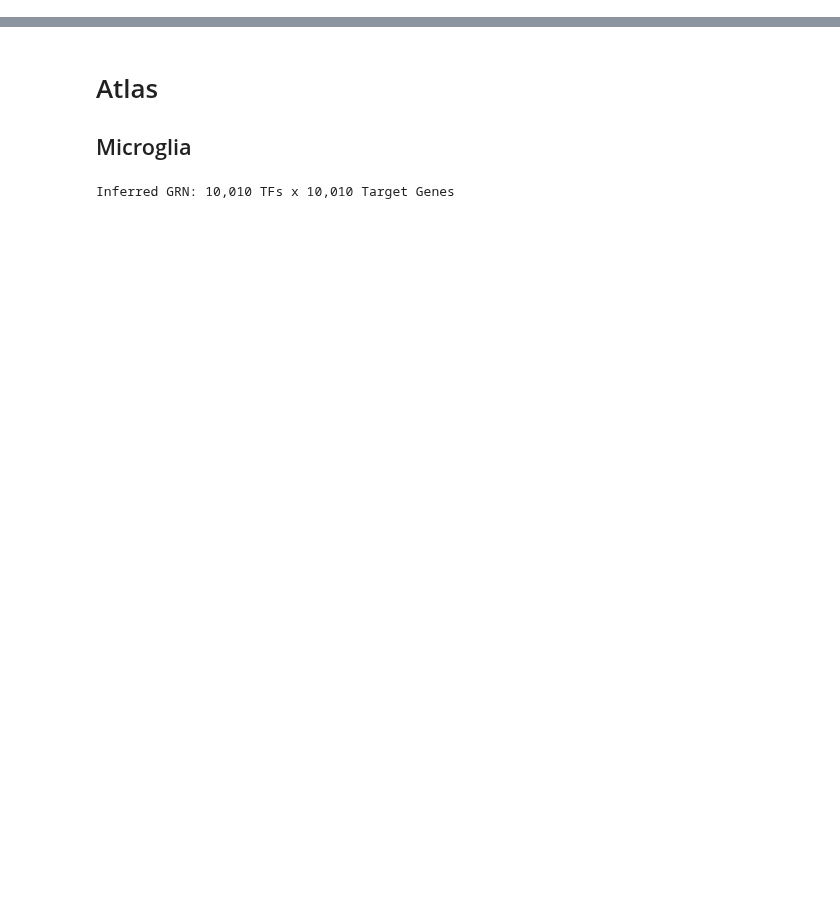
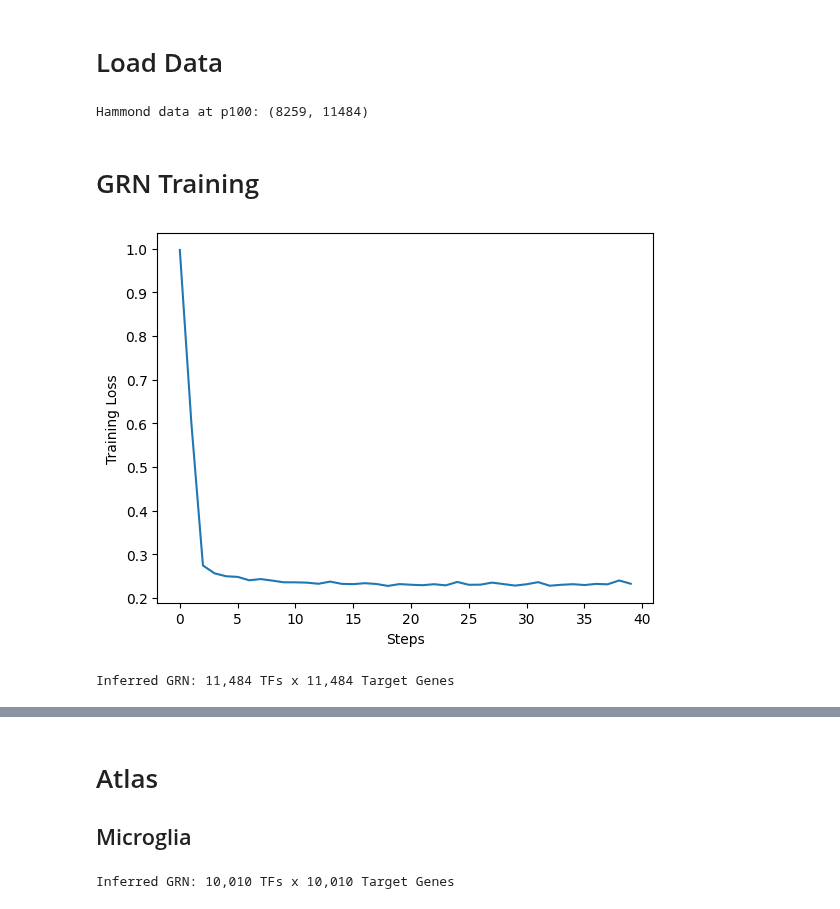
Before and after one commit to TuftsBCB/RegDiffusion, a Jupyter notebook: experiment_scripts/hammond_grn.ipynb, the cells around one changed output, grey strips where cells are left out. Cells and saved outputs as stored; diff of their text form; code cells hidden in the pictures; blank space fills up the shorter version.

```diff
--- a/cerebellum_grn.ipynb
+++ b/experiment_scripts/hammond_grn.ipynb
@@ -49,0 +19,39 @@ def run_cerebellum_experiment(selected_celltype, configs):
+# %% [markdown]
+# Load Data
+# %%
+def read_hammond(time):
+    ann_dt = sc.read_csv(
+        f'../grnvae/data/other_data/Hammond_processed/final/male_{time}_data.csv'
+    )
+
+    ann_dt = ann_dt.transpose()
+
+    ann_dt = ann_dt[:, ~ann_dt.var_names.str.startswith('Gm')]
+    ann_dt = ann_dt[:, ~ann_dt.var_names.str.startswith('mt')]
+    ann_dt = ann_dt[:, ~ann_dt.var_names.str.startswith('Rpl')]
+    ann_dt = ann_dt[:, ~ann_dt.var_names.str.startswith('Rps')]
+
+    sc.pp.filter_genes(ann_dt, min_counts=10)
+    print(f'Hammond data at {time}: {ann_dt.shape}')
+
+    return ann_dt
+# %%
+hammond_p100 = read_hammond('p100')
+# %% [output]
+Hammond data at p100: (8259, 11484)
+# %% [markdown]
+# GRN Training
+# %%
+grn_trainer_p100 = RegDiffusionTrainer(
+    hammond_p100.X, lr_adj=1e-5, n_iterations=40
+)
+grn_trainer_p100.train()
+grn_trainer_p100.training_curve()
+# %% [output]
+[figure, added]
+# %%
+grn_p100 = grn_trainer_p100.generate_grn(hammond_p100.var_names)
+grn_p100
+# del grn_trainer_p100
+# %% [output]
+Inferred GRN: 11,484 TFs x 11,484 Target Genes
```
Also changed, not shown: parts of 17 cells of this notebook, 40 other files.
